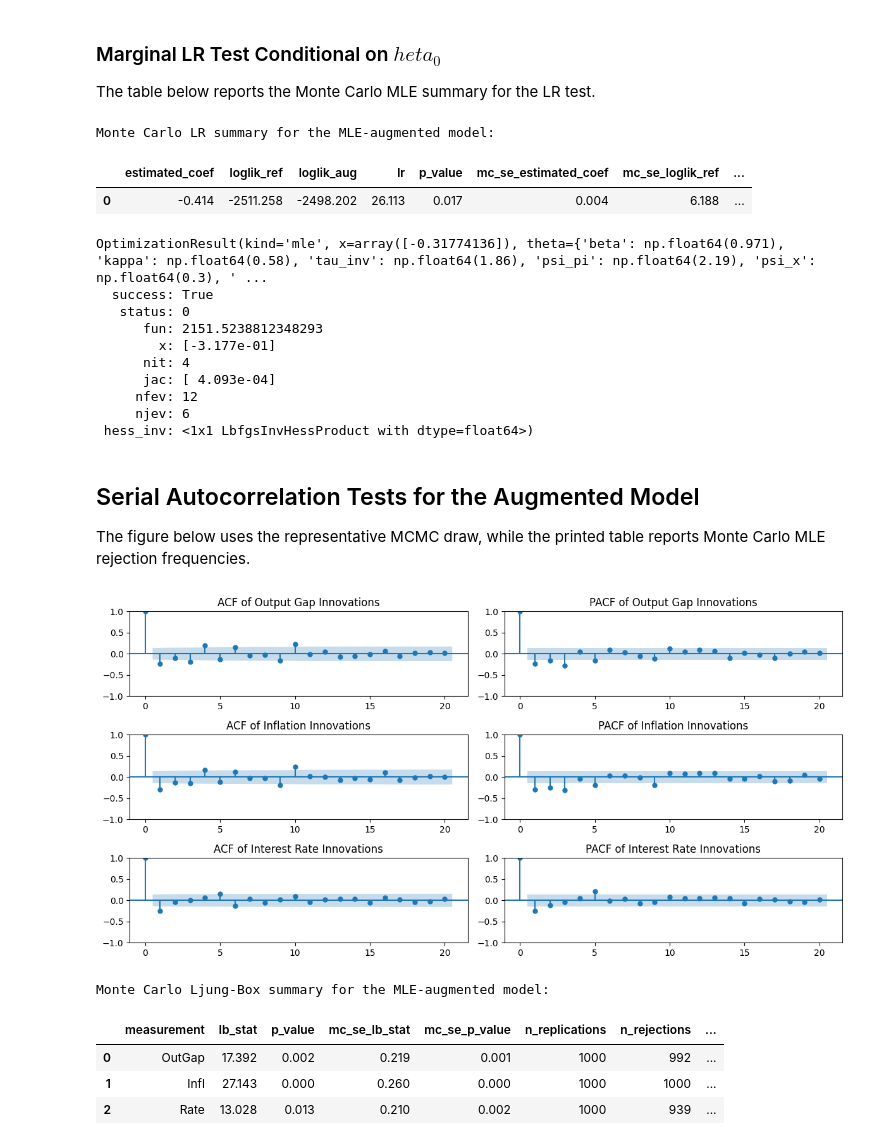
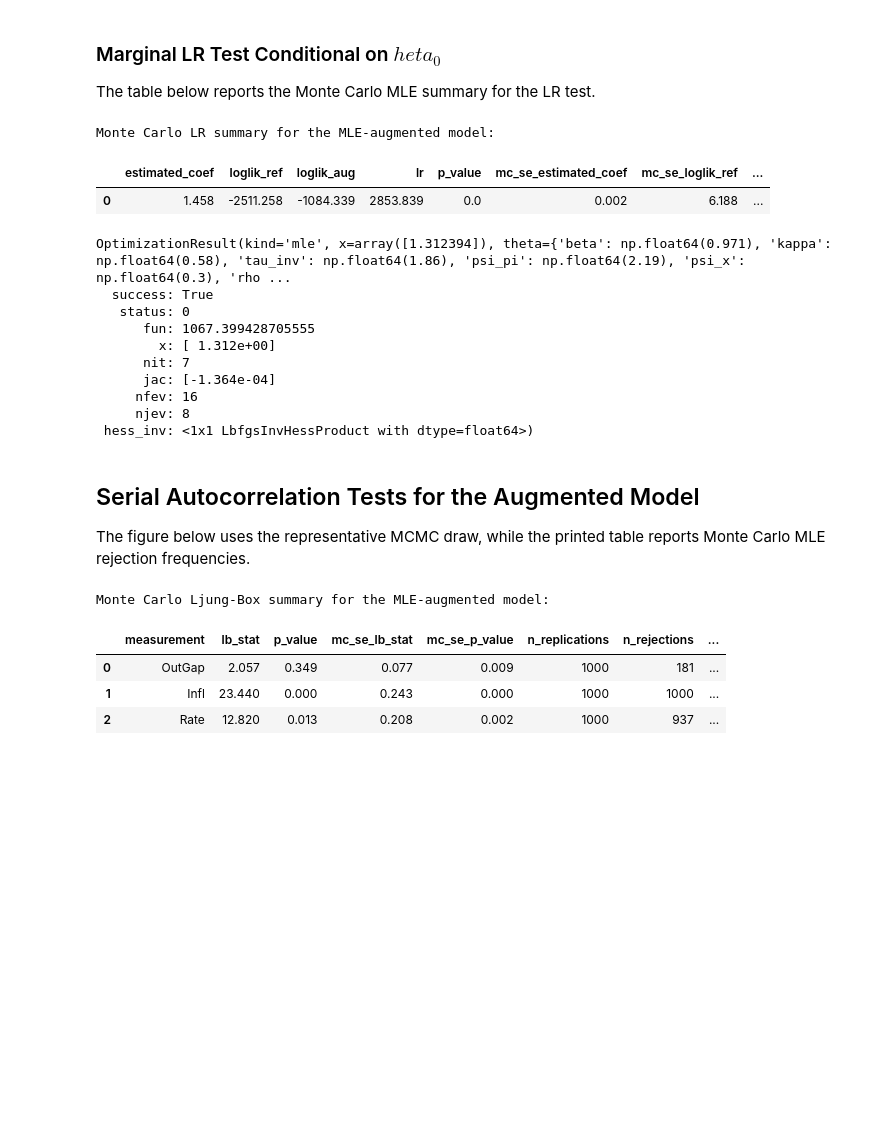
Before and after one commit to GongJr0/sdsge-scripts, a Jupyter notebook: misspec_tests/r5.ipynb, the cells around one changed output. Saved outputs shown, nothing was run; the diff lists cells and outputs as text; code cells hidden in the pictures; blank space fills up the shorter version.

```diff
--- a/misspec_tests/r5.ipynb
+++ b/misspec_tests/r5.ipynb
@@ -29,8 +29,8 @@ import io
 STDOUT_VOID = lambda: contextlib.redirect_stdout(io.StringIO())
 
 _KNOWN_R = False
-_AUGMENTED_PARAM = 'r_coef'
-_AUGMENTED_EQUATION = 'Rate'
+_AUGMENTED_PARAM = 'x_coef'
+_AUGMENTED_EQUATION = 'OutGap'
 _AUGMENTED_CONFIG = augmented_config_path(_AUGMENTED_EQUATION)
 _MEAS_ERR_SCALE = 0.05
 _MC_SAMPLES = 1000
@@ -524,47 +318,30 @@ mc_aug["lr_summary"].round(3)
 # %% [output]
 Monte Carlo LR summary for the MLE-augmented model:
 |  | estimated_coef | loglik_ref | loglik_aug | lr | p_value | mc_se_estimated_coef | mc_se_loglik_ref | ... |
-| 0 | -0.414 | -2511.258 | -2498.202 | 26.113 | 0.017 | 0.004 | 6.188 | ... |
+| 0 | 1.458 | -2511.258 | -1084.339 | 2853.839 | 0.0 | 0.002 | 6.188 | ... |
 # %%
 res_mle
 # %% [output]
-OptimizationResult(kind='mle', x=array([-0.31774136]), theta={'beta': np.float64(0.971), 'kappa': np.float64(0.58), 'tau_inv': np.float64(1.86), 'psi_pi': np.float64(2.19), 'psi_x': np.float64(0.3), ' ...
+OptimizationResult(kind='mle', x=array([1.312394]), theta={'beta': np.float64(0.971), 'kappa': np.float64(0.58), 'tau_inv': np.float64(1.86), 'psi_pi': np.float64(2.19), 'psi_x': np.float64(0.3), 'rho ...
   success: True
    status: 0
-      fun: 2151.5238812348293
-        x: [-3.177e-01]
-      nit: 4
-      jac: [ 4.093e-04]
-     nfev: 12
-     njev: 6
+      fun: 1067.399428705555
+        x: [ 1.312e+00]
+      nit: 7
+      jac: [-1.364e-04]
+     nfev: 16
+     njev: 8
  hess_inv: <1x1 LbfgsInvHessProduct with dtype=float64>)
 # %% [markdown]
 ## Serial Autocorrelation Tests for the Augmented Model
 
 The figure below uses the representative MCMC draw, while the printed table reports Monte Carlo MLE rejection frequencies.
 # %%
-std_innov_aug = standardize_innovations(kf_aug)
-
-fig, ax = plt.subplots(3, 2, figsize=_FIGSIZE_2D)
-
-plot_acf(std_innov_aug[:, 0], ax=ax[0, 0], lags=20, title="ACF of Output Gap Innovations", label="Augmented Model")
-plot_pacf(std_innov_aug[:, 0], ax=ax[0, 1], lags=20, title="PACF of Output Gap Innovations", label="Augmented Model")
-
-plot_acf(std_innov_aug[:, 1], ax=ax[1, 0], lags=20, title="ACF of Inflation Innovations", label="Augmented Model")
-plot_pacf(std_innov_aug[:, 1], ax=ax[1, 1], lags=20, title="PACF of Inflation Innovations", label="Augmented Model")
-
-plot_acf(std_innov_aug[:, 2], ax=ax[2, 0], lags=20, title="ACF of Interest Rate Innovations", label="Augmented Model")
-plot_pacf(std_innov_aug[:, 2], ax=ax[2, 1], lags=20, title="PACF of Interest Rate Innovations", label="Augmented Model")
-
-plt.tight_layout()
-plt.show()
-
 print("Monte Carlo Ljung-Box summary for the MLE-augmented model:")
-mc_aug["lb_summary"].round(3)
+display(mc_aug["lb_summary"].round(3))
 # %% [output]
-[figure, removed]
 Monte Carlo Ljung-Box summary for the MLE-augmented model:
 |  | measurement | lb_stat | p_value | mc_se_lb_stat | mc_se_p_value | n_replications | n_rejections | ... |
-| 0 | OutGap | 17.392 | 0.002 | 0.219 | 0.001 | 1000 | 992 | ... |
-| 1 | Infl | 27.143 | 0.000 | 0.260 | 0.000 | 1000 | 1000 | ... |
-| 2 | Rate | 13.028 | 0.013 | 0.210 | 0.002 | 1000 | 939 | ... |
+| 0 | OutGap | 2.057 | 0.349 | 0.077 | 0.009 | 1000 | 181 | ... |
+| 1 | Infl | 23.440 | 0.000 | 0.243 | 0.000 | 1000 | 1000 | ... |
+| 2 | Rate | 12.820 | 0.013 | 0.208 | 0.002 | 1000 | 937 | ... |
```
Also changed, not shown: parts of 24 cells of this notebook, 22 other files.
